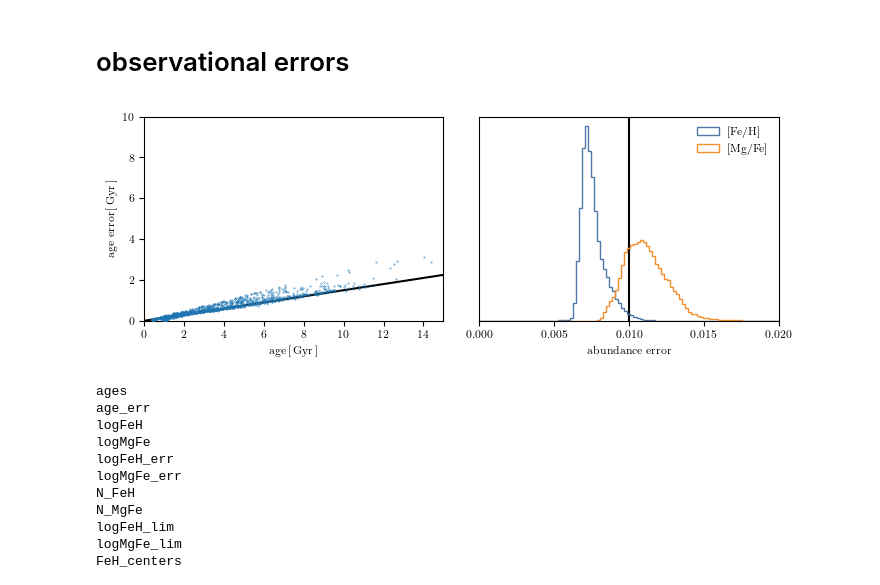
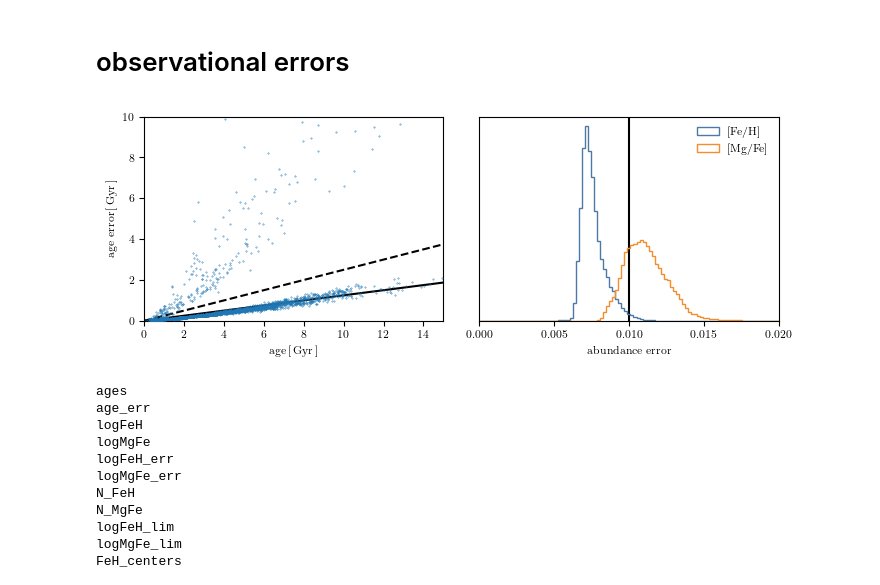
Before and after one commit to gusbeane/Mgdec, a Jupyter notebook: plots/fig1/fig1.ipynb, the cells around one changed output. Cells and saved outputs as stored; diff of their text form; code cells hidden in the pictures.

Commit message:
Update to use APOKASC3

```diff
--- a/plots/fig1/fig1.ipynb
+++ b/plots/fig1/fig1.ipynb
@@ -212,6 +294,9 @@ def get_MW_plot_data(N_FeH=128, N_MgFe=128, logFeH_lim=(-1.5, 0.5), logMgFe_lim=
     # Get chemistry
     logFeH = hdul[1].data.FE_H[SN_key]
     logMgFe = hdul[1].data.MG_FE[SN_key]
+    logNFe = hdul[1].data.N_FE[SN_key]
+    logCFe = hdul[1].data.N_FE[SN_key]
+    logNCFe = logNFe + logCFe - logFeH
 
     logFeH_err = hdul[1].data.FE_H_ERR[SN_key]
     logMgFe_err = hdul[1].data.MG_FE_ERR[SN_key]
@@ -246,35 +331,39 @@ def get_MW_plot_data(N_FeH=128, N_MgFe=128, logFeH_lim=(-1.5, 0.5), logMgFe_lim=
         keys.append(in_FeH)
 
     # Now get APOKASC2 ages
-    fname = '../../data/APOKASC2/table5.dat'
-    readme = '../../data/APOKASC2/ReadMe'
-    data = ascii.read(fname, readme=readme)
+    # fname = '../../data/APOKASC2/table5.dat'
+    # readme = '../../data/APOKASC2/ReadMe'
+    # data = ascii.read(fname, readme=readme)
+    fname = '../../data/APOKASC3/Table4.data'
+    data = ascii.read(fname)
 
-    logage = data['LogAge']
-    logage_err_u = data['E_LogAge']
-    logage_err_l = data['e_LogAge']
+    age, age_err = get_age_age_err(data)
 
-    age = 10.**logage
-    age_err_u = 10.**(logage_err_u + logage) - age
-    age_err_l = 10.**(logage_err_l + logage) - age
+    # logage = data['LogAge']
+    # logage_err_u = data['E_LogAge']
+    # logage_err_l = data['e_LogAge']
 
-    age /= 1000
-    age_err_u /= 1000
-    age_err_l /= 1000
+    # age = 10.**logage
+    # age_err_u = 10.**(logage_err_u + logage) - age
+    # age_err_l = 10.**(logage_err_l + logage) - age
 
-    age_err = np.maximum(age_err_u, -age_err_l)
+    # age /= 1000
+    # age_err_u /= 1000
+    # age_err_l /= 1000
+
+    # age_err = np.maximum(age_err_u, -age_err_l)
 
     # cross match with full APOGEE catalog
     out = {}
 
     out['ages'] = np.full_like(logFeH, np.nan)
     out['age_err'] = np.full_like(logFeH, np.nan)
-    IDs = ['2M' + d for d in data['2MASS']]
+    IDs = [d for d in data['2MASS_ID']]
     apogeeIDs = hdul[1].data.APOGEE_ID[SN_key]
     apogee_id_map = {ID: idx for idx, ID in enumerate(apogeeIDs)}
 
     for i,ID in enumerate(tqdm(IDs)):
-        if ID in apogeeIDs and age_err[i]/age[i] < 0.25:
+        if ID in apogeeIDs:
             out['ages'][apogee_id_map[ID]] = age[i]
             out['age_err'][apogee_id_map[ID]] = age_err[i]
 
@@ -287,6 +376,7 @@ def get_MW_plot_data(N_FeH=128, N_MgFe=128, logFeH_lim=(-1.5, 0.5), logMgFe_lim=
 
     out['logFeH']       = logFeH
     out['logMgFe']      = logMgFe
+    out['logNCFe']      = logNCFe
     out['logFeH_err']   = logFeH_err
     out['logMgFe_err']  = logMgFe_err
     out['N_FeH']        = N_FeH
@@ -385,8 +475,8 @@ def get_sim_plot_data(subID, snapnum, slope=0, snapnum_slope=40, N_FeH=128, N_Mg
     return out, out_slope
 # %%
 %%time
-N_FeH = 128
-N_MgFe = 128
+N_FeH = 64
+N_MgFe = 64
 MWdat = get_MW_plot_data(N_FeH=N_FeH, N_MgFe=N_MgFe)
 # %% [output]
 num ASPCAP:  54777
@@ -824,37 +930,38 @@ fig, axs = plt.subplots(1, 2, figsize=(textwidth, 0.8*columnwidth))
 ax = axs[0]
 
 x = np.linspace(0, 20, 100)
-ax.plot(x, 0.15*x, c='k')
+ax.plot(x, 0.125*x, c='k')
+ax.plot(x, 0.25*x, c='k', ls='dashed')
 
 key = np.logical_not(np.isnan(MWdat['ages']))
 ax.scatter(MWdat['ages'][key], MWdat['age_err'][key], s=0.1, zorder=3)
 
 
 ax.set(xlim=(0, 15), ylim=(0, 10))
 
 ax.set_xlabel(r'$\textrm{age}\,[\,\textrm{Gyr}\,]$')
 ax.set_ylabel(r'$\textrm{age error}\,[\,\textrm{Gyr}\,]$')
 
 # metallicity errors
 ax = axs[1]
 bins = np.linspace(0, 0.02, 100)
 ax.axvline(0.01, c='k')
 
 ax.hist(MWdat['logFeH_err'], bins=bins, histtype='step', color=tb_c[0], density=True, label=r'$[\textrm{Fe}/\textrm{H}]$')
 ax.hist(MWdat['logMgFe_err'], bins=bins, histtype='step', color=tb_c[1], density=True, label=r'$[\textrm{Mg}/\textrm{Fe}]$')
 ax.legend(frameon=False)
 
 ax.set(xlim=(bins[0], bins[-1]))
 ax.set_xlabel(r'$\textrm{abundance error}$')
 
 ax.set_xticks([0, 0.005, 0.01, 0.015, 0.02])
 ax.set_yticks([])
 
 fig.tight_layout()
 
 fig.savefig('obs_error.pdf')
 # %% [output]
-[figure, old version]
+[figure, new version]
 # %%
 for k in MWdat.keys():
     print(k)
```
Also changed, not shown: parts of 11 cells of this notebook, 2 other files.
